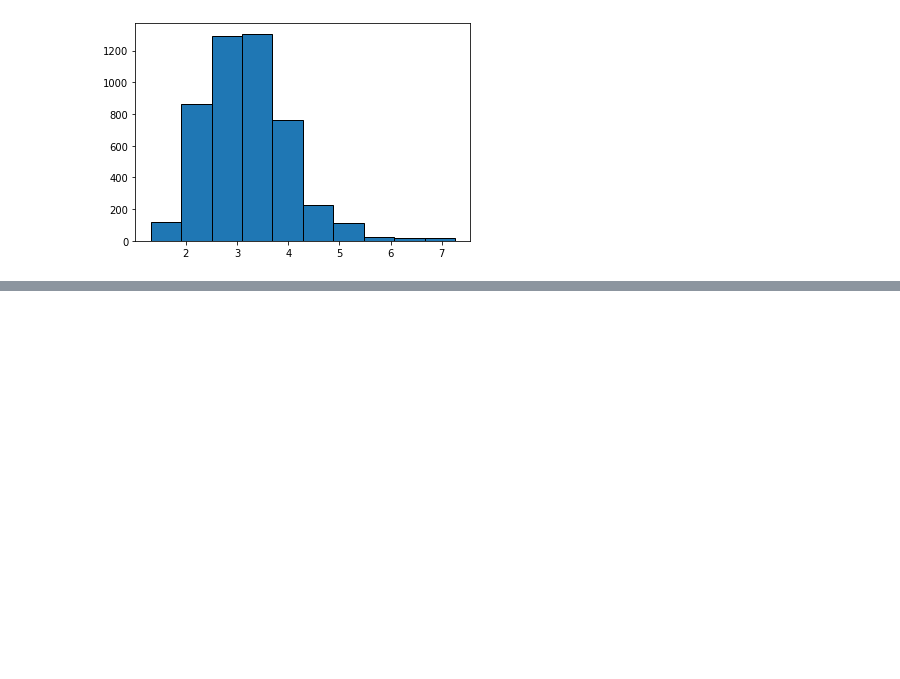
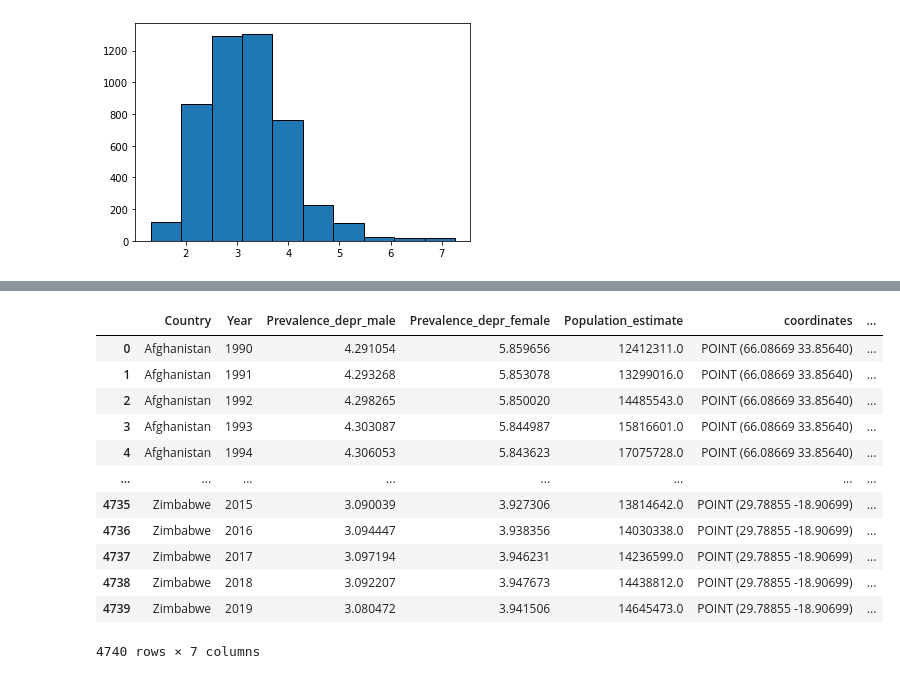
Before and after one commit to lostconnectionhere/mental_health, a Jupyter notebook: menth.ipynb, the cells around one changed output, grey strips where cells are left out. Drawn from its saved outputs; the diff is of its cells as text; code cells hidden in the pictures; blank space fills up the shorter version.

```diff
--- a/menth.ipynb
+++ b/menth.ipynb
@@ -153,9 +153,9 @@ plt.show
 [figure]
 # %%
 def prev_categorized (row):
-    if row[Prevalence_depr_male] >= 3.676174 :
+    if row['Prevalence_depr_male'] >= 3.676174 :
         return 'high'
-    elif row[Prevalence_depr_male] >= 2.603879 :
+    elif row['Prevalence_depr_male'] >= 2.603879 :
         return 'moderate'
     else:
         return 'low'
@@ -165,0 +177,17 @@ NameError: name 'Prevalence_depr_male' is not defined
+# %%
+mergedDF['Prevalence_male'] = mergedDF.apply(lambda row: prev_categorized(row), axis=1)
+mergedDF
+# %% [output]
+|  | Country | Year | Prevalence_depr_male | Prevalence_depr_female | Population_estimate | coordinates | ... |
+| 0 | Afghanistan | 1990 | 4.291054 | 5.859656 | 12412311.0 | POINT (66.08669 33.85640) | ... |
+| 1 | Afghanistan | 1991 | 4.293268 | 5.853078 | 13299016.0 | POINT (66.08669 33.85640) | ... |
+| 2 | Afghanistan | 1992 | 4.298265 | 5.850020 | 14485543.0 | POINT (66.08669 33.85640) | ... |
+| 3 | Afghanistan | 1993 | 4.303087 | 5.844987 | 15816601.0 | POINT (66.08669 33.85640) | ... |
+| 4 | Afghanistan | 1994 | 4.306053 | 5.843623 | 17075728.0 | POINT (66.08669 33.85640) | ... |
+| ... | ... | ... | ... | ... | ... | ... | ... |
+| 4735 | Zimbabwe | 2015 | 3.090039 | 3.927306 | 13814642.0 | POINT (29.78855 -18.90699) | ... |
+| 4736 | Zimbabwe | 2016 | 3.094447 | 3.938356 | 14030338.0 | POINT (29.78855 -18.90699) | ... |
+| 4737 | Zimbabwe | 2017 | 3.097194 | 3.946231 | 14236599.0 | POINT (29.78855 -18.90699) | ... |
+| 4738 | Zimbabwe | 2018 | 3.092207 | 3.947673 | 14438812.0 | POINT (29.78855 -18.90699) | ... |
+| 4739 | Zimbabwe | 2019 | 3.080472 | 3.941506 | 14645473.0 | POINT (29.78855 -18.90699) | ... |
+4740 rows × 7 columns
```
Also changed, not shown: parts of 2 cells of this notebook.
